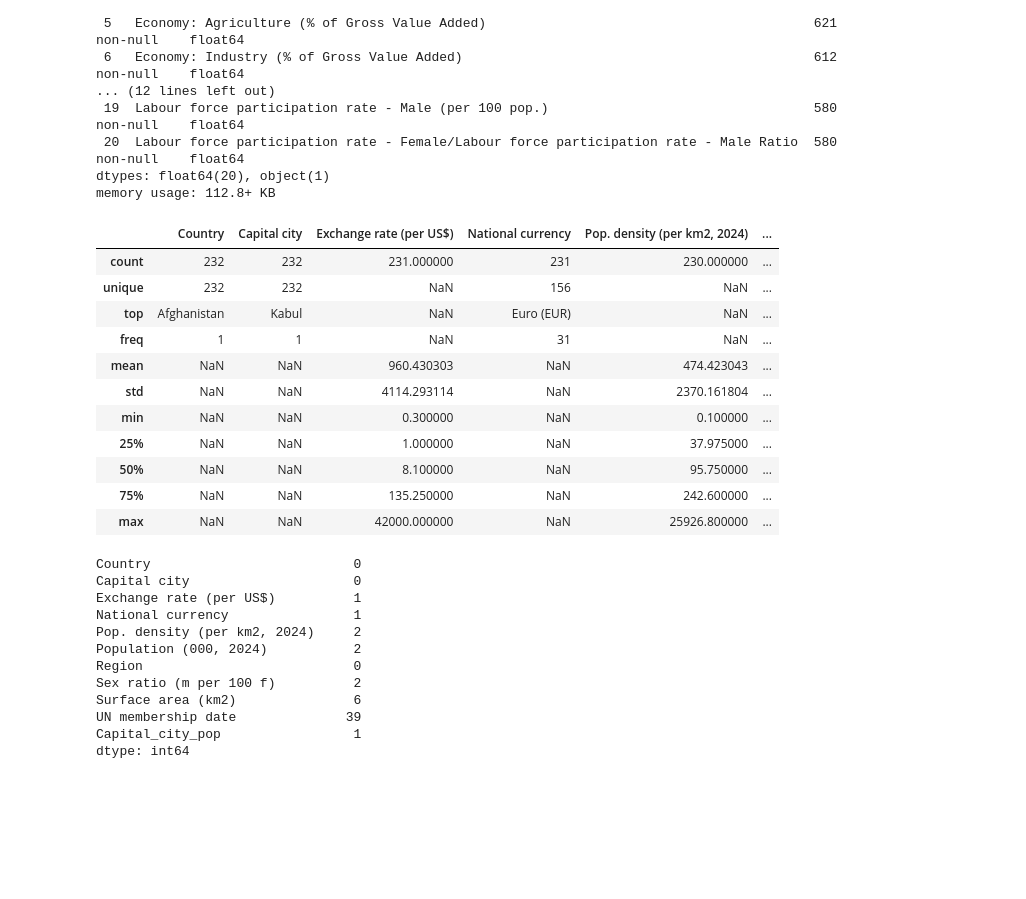
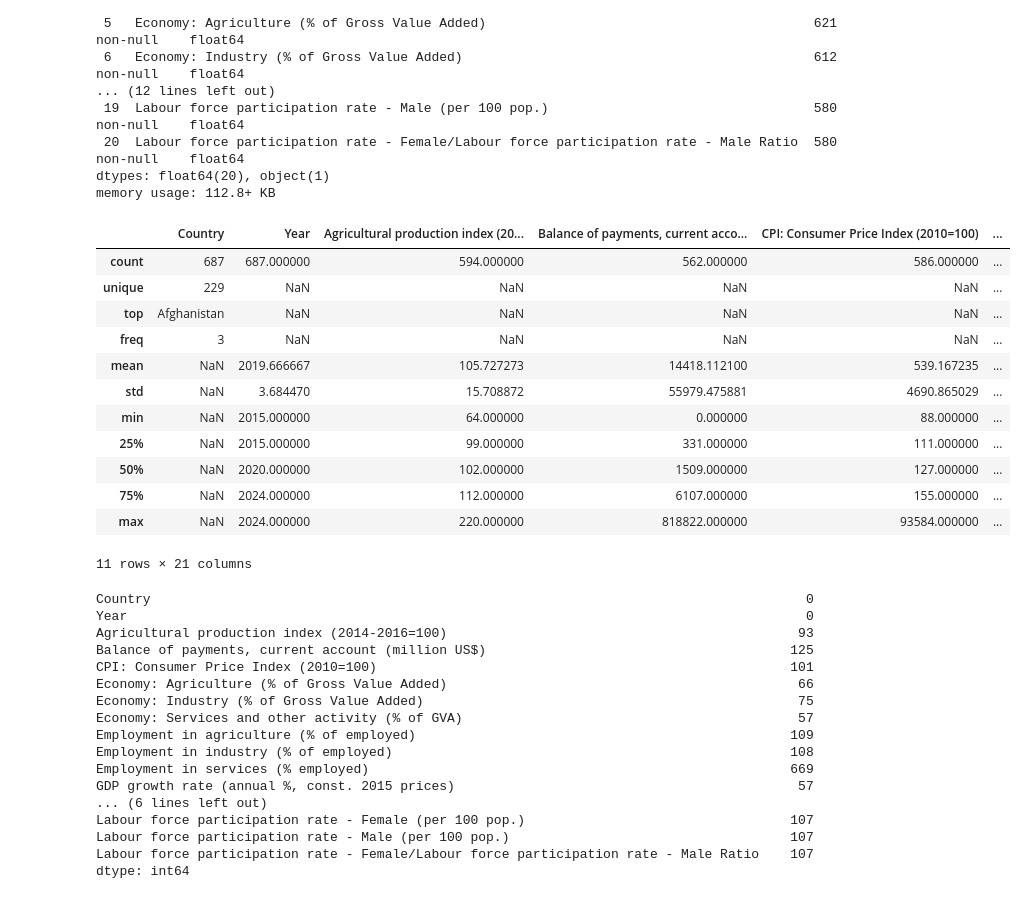
Before and after one commit to Kenji721/UN_data_Analysis, a Jupyter notebook: notebooks/2.EDA.ipynb, the cells around one changed output. Saved outputs shown, nothing was run; the diff lists cells and outputs as text; code cells hidden in the pictures; blank space fills up the shorter version.

```diff
--- a/notebooks/2.EDA.ipynb
+++ b/notebooks/2.EDA.ipynb
@@ -172,32 +354,38 @@ Data columns (total 21 columns):
 dtypes: float64(20), object(1)
 memory usage: 112.8+ KB
 # %%
-df.describe(include='all')
+df_economic_indicators.describe(include='all')
 # %% [output]
-|  | Country | Capital city | Exchange rate (per US$) | National currency | Pop. density (per km2, 2024) | ... |
-| count | 232 | 232 | 231.000000 | 231 | 230.000000 | ... |
-| unique | 232 | 232 | NaN | 156 | NaN | ... |
-| top | Afghanistan | Kabul | NaN | Euro (EUR) | NaN | ... |
-| freq | 1 | 1 | NaN | 31 | NaN | ... |
-| mean | NaN | NaN | 960.430303 | NaN | 474.423043 | ... |
-| std | NaN | NaN | 4114.293114 | NaN | 2370.161804 | ... |
-| min | NaN | NaN | 0.300000 | NaN | 0.100000 | ... |
-| 25% | NaN | NaN | 1.000000 | NaN | 37.975000 | ... |
-| 50% | NaN | NaN | 8.100000 | NaN | 95.750000 | ... |
-| 75% | NaN | NaN | 135.250000 | NaN | 242.600000 | ... |
-| max | NaN | NaN | 42000.000000 | NaN | 25926.800000 | ... |
+|  | Country | Year | Agricultural production index (20... | Balance of payments, current acco... | CPI: Consumer Price Index (2010=100) | ... |
+| count | 687 | 687.000000 | 594.000000 | 562.000000 | 586.000000 | ... |
+| unique | 229 | NaN | NaN | NaN | NaN | ... |
+| top | Afghanistan | NaN | NaN | NaN | NaN | ... |
+| freq | 3 | NaN | NaN | NaN | NaN | ... |
+| mean | NaN | 2019.666667 | 105.727273 | 14418.112100 | 539.167235 | ... |
+| std | NaN | 3.684470 | 15.708872 | 55979.475881 | 4690.865029 | ... |
+| min | NaN | 2015.000000 | 64.000000 | 0.000000 | 88.000000 | ... |
+| 25% | NaN | 2015.000000 | 99.000000 | 331.000000 | 111.000000 | ... |
+| 50% | NaN | 2020.000000 | 102.000000 | 1509.000000 | 127.000000 | ... |
+| 75% | NaN | 2024.000000 | 112.000000 | 6107.000000 | 155.000000 | ... |
+| max | NaN | 2024.000000 | 220.000000 | 818822.000000 | 93584.000000 | ... |
+11 rows × 21 columns
 # %%
-df.isnull().sum()
+df_economic_indicators.isnull().sum()
 # %% [output]
-Country                          0
-Capital city                     0
-Exchange rate (per US$)          1
-National currency                1
-Pop. density (per km2, 2024)     2
-Population (000, 2024)           2
-Region                           0
-Sex ratio (m per 100 f)          2
-Surface area (km2)               6
-UN membership date              39
-Capital_city_pop                 1
+Country                                                                                    0
+Year                                                                                       0
+Agricultural production index (2014-2016=100)                                             93
+Balance of payments, current account (million US$)                                       125
+CPI: Consumer Price Index (2010=100)                                                     101
+Economy: Agriculture (% of Gross Value Added)                                             66
+Economy: Industry (% of Gross Value Added)                                                75
+Economy: Services and other activity (% of GVA)                                           57
+Employment in agriculture (% of employed)                                                109
+Employment in industry (% of employed)                                                   108
+Employment in services (% employed)                                                      669
+GDP growth rate (annual %, const. 2015 prices)                                            57
+... (6 lines left out)
+Labour force participation rate - Female (per 100 pop.)                                  107
+Labour force participation rate - Male (per 100 pop.)                                    107
+Labour force participation rate - Female/Labour force participation rate - Male Ratio    107
 dtype: int64
```
Also changed, not shown: parts of 16 cells of this notebook, 5 other files.
